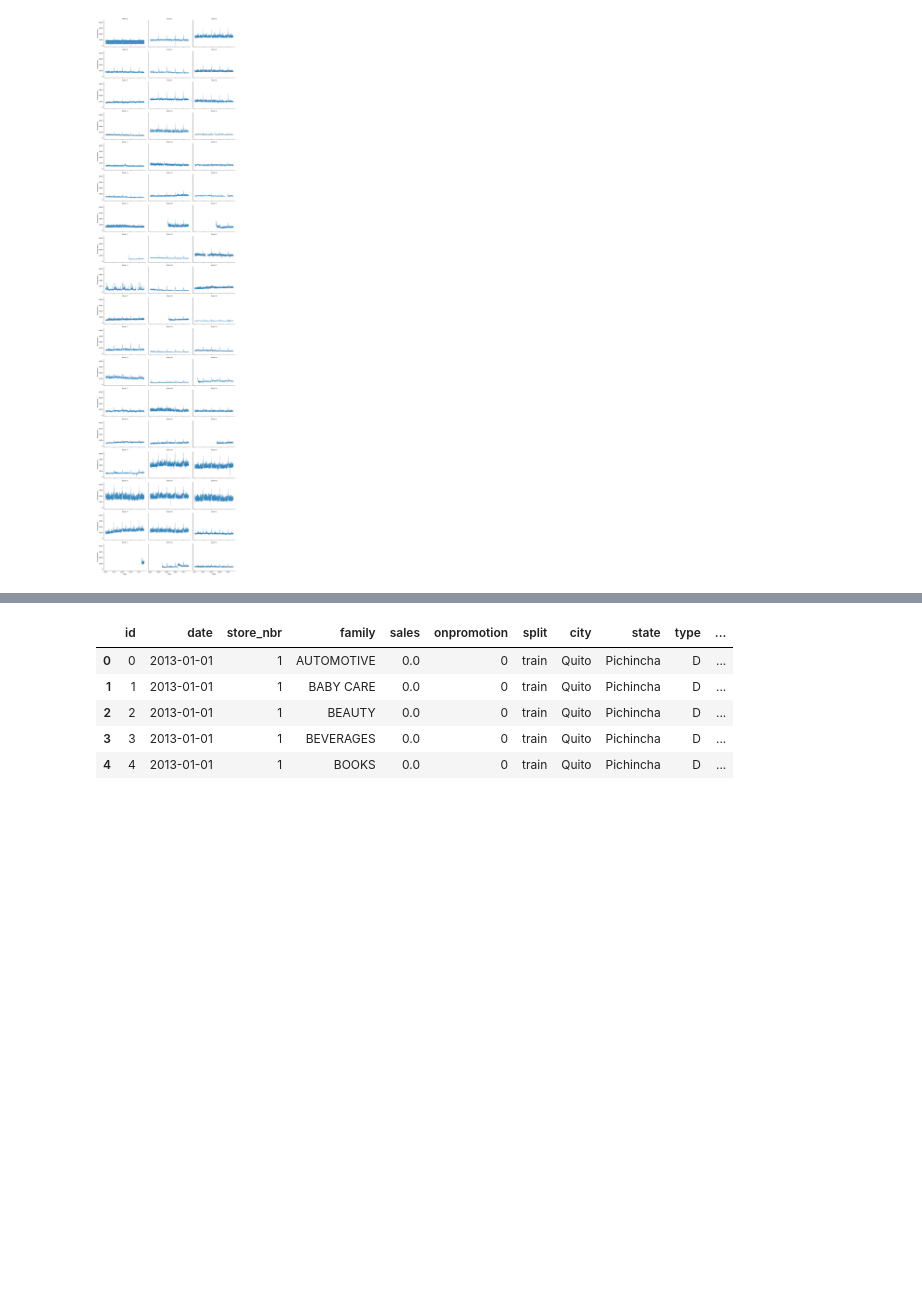
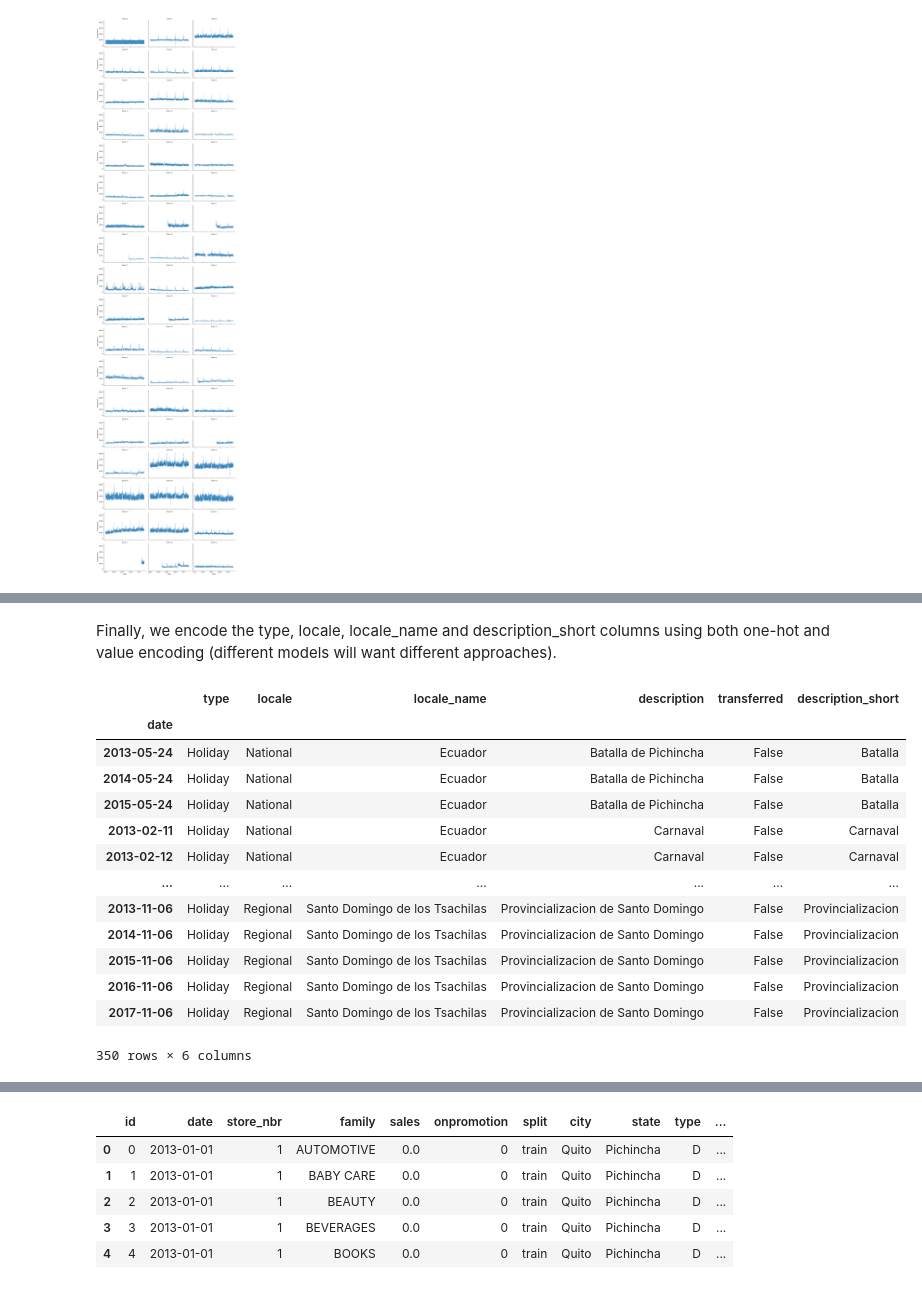
Before and after one commit to jackgisby/mini_projects, a Jupyter notebook: getting_started_forecasting/kaggle-getting-started-store-sales-prediction.ipynb, the cells around one changed output, grey strips where cells are left out. Saved outputs shown, nothing was run; the diff lists cells and outputs as text; code cells hidden in the pictures; blank space fills up the shorter version.

```diff
--- a/getting_started_forecasting/kaggle-getting-started-store-sales-prediction.ipynb
+++ b/getting_started_forecasting/kaggle-getting-started-store-sales-prediction.ipynb
@@ -116,0 +267,11 @@ plt.show()
+# %%
+# Simplify
+original_data["holidays_events"]["description_short"] = original_data["holidays_events"]["description"].str.split().str[0]
+original_data["holidays_events"]["description_short"] = original_data["holidays_events"]["description_short"].str.split("-").str[0]
+original_data["holidays_events"]["description_short"] = original_data["holidays_events"]["description_short"].str.split("+").str[0]
+
+# Merge Cyber and Black
+original_data["holidays_events"]["description_short"][original_data["holidays_events"]["description_short"] == "Cyber"] = "Black"
+
+# Show new description counts
+original_data["holidays_events"]["description_short"].value_counts()
@@ -116,0 +298,41 @@ plt.show()
+# %% [markdown]
+Finally, we encode the type, locale, locale_name and description_short columns using both one-hot and value encoding (different models will want different approaches).
+# %%
+# Order categories
+original_data["holidays_events"]['locale'] = pd.Categorical(
+    original_data["holidays_events"]['locale'],
+    ["National", "Local", "Regional"],
+    ordered=True
+)
+original_data["holidays_events"]['type'] = pd.Categorical(
+    original_data["holidays_events"]['type'],
+    categories=original_data["holidays_events"]["type"].value_counts().index,
+    ordered=True
+)
+original_data["holidays_events"]['locale_name'] = pd.Categorical(
+    original_data["holidays_events"]['locale_name'],
+    categories=original_data["holidays_events"]["locale_name"].value_counts().index,
+    ordered=True
+)
+original_data["holidays_events"]['description_short'] = pd.Categorical(
+    original_data["holidays_events"]['description_short'],
+    categories=original_data["holidays_events"]["description_short"].value_counts().index,
+    ordered=True
+)
+
+original_data["holidays_events"] = original_data["holidays_events"].sort_values(["locale", "type", "description", "locale_name"])
+# %% [output]
+|  | type | locale | locale_name | description | transferred | description_short |
+| date |  |  |  |  |  |  |
+| 2013-05-24 | Holiday | National | Ecuador | Batalla de Pichincha | False | Batalla |
+| 2014-05-24 | Holiday | National | Ecuador | Batalla de Pichincha | False | Batalla |
+| 2015-05-24 | Holiday | National | Ecuador | Batalla de Pichincha | False | Batalla |
+| 2013-02-11 | Holiday | National | Ecuador | Carnaval | False | Carnaval |
+| 2013-02-12 | Holiday | National | Ecuador | Carnaval | False | Carnaval |
+| ... | ... | ... | ... | ... | ... | ... |
+| 2013-11-06 | Holiday | Regional | Santo Domingo de los Tsachilas | Provincializacion de Santo Domingo | False | Provincializacion |
+| 2014-11-06 | Holiday | Regional | Santo Domingo de los Tsachilas | Provincializacion de Santo Domingo | False | Provincializacion |
+| 2015-11-06 | Holiday | Regional | Santo Domingo de los Tsachilas | Provincializacion de Santo Domingo | False | Provincializacion |
+| 2016-11-06 | Holiday | Regional | Santo Domingo de los Tsachilas | Provincializacion de Santo Domingo | False | Provincializacion |
+| 2017-11-06 | Holiday | Regional | Santo Domingo de los Tsachilas | Provincializacion de Santo Domingo | False | Provincializacion |
+350 rows × 6 columns
```
Also changed, not shown: parts of 30 cells of this notebook.
